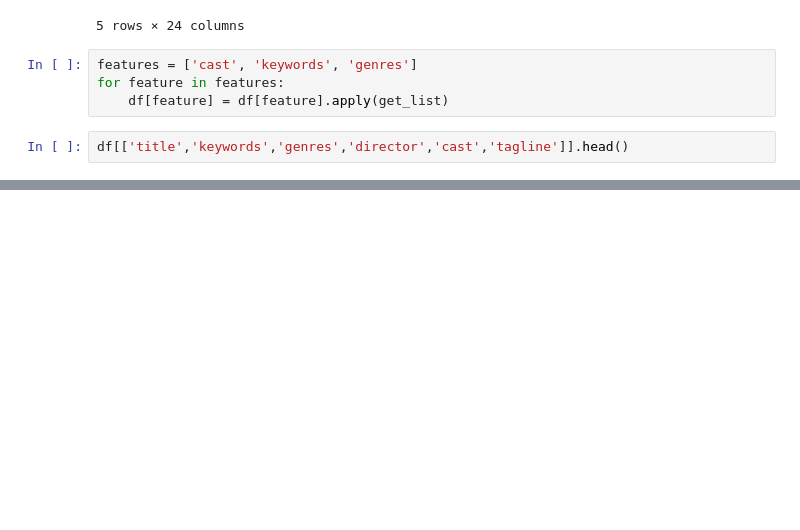
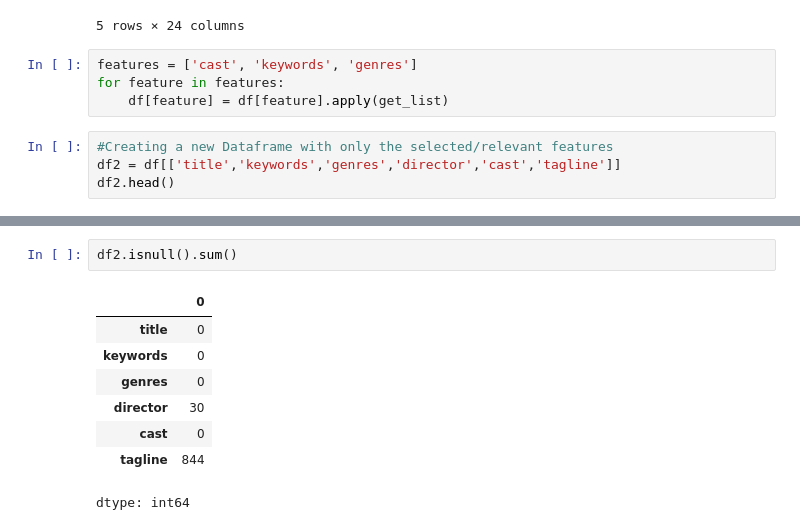
Before and after one commit to ashimaarora25/ml-projects, a Jupyter notebook: movie-recommendations/MovieRecommendationsML.ipynb, the cells around one changed output, grey strips where cells are left out. Saved outputs shown, nothing was run; the diff lists cells and outputs as text; blank space fills up the shorter version.

```diff
--- a/movie-recommendations/MovieRecommendationsML.ipynb
+++ b/movie-recommendations/MovieRecommendationsML.ipynb
@@ -167,7 +145,9 @@ features = ['cast', 'keywords', 'genres']
 for feature in features:
     df[feature] = df[feature].apply(get_list)
 # %%
-df[['title','keywords','genres','director','cast','tagline']].head()
+#Creating a new Dataframe with only the selected/relevant features
+df2 = df[['title','keywords','genres','director','cast','tagline']]
+df2.head()
 # %% [output]
 |  | title | keywords | genres | director | cast | tagline |
 | 0 | Avatar | [culture clash, future, space war] | [Action, Adventure, Fantasy] | James Cameron | [Sam Worthington, Zoe Saldana, Si... | Enter the World of Pandora. |
@@ -175,3 +155,14 @@ df[['title','keywords','genres','director','cast','tagline']].head()
 | 2 | Spectre | [spy, based on novel, secret agent] | [Action, Adventure, Crime] | Sam Mendes | [Daniel Craig, Christoph Waltz, L... | A Plan No One Escapes |
 | 3 | The Dark Knight Rises | [dc comics, crime fighter, terror... | [Action, Crime, Drama] | Christopher Nolan | [Christian Bale, Michael Caine, G... | The Legend Ends |
 | 4 | John Carter | [based on novel, mars, medallion] | [Action, Adventure, Science Fiction] | Andrew Stanton | [Taylor Kitsch, Lynn Collins, Sam... | Lost in our world, found in another. |
+# %%
+df2.isnull().sum()
+# %% [output]
+|  | 0 |
+| title | 0 |
+| keywords | 0 |
+| genres | 0 |
+| director | 30 |
+| cast | 0 |
+| tagline | 844 |
+dtype: int64
```
Also changed, not shown: parts of 4 cells of this notebook.
